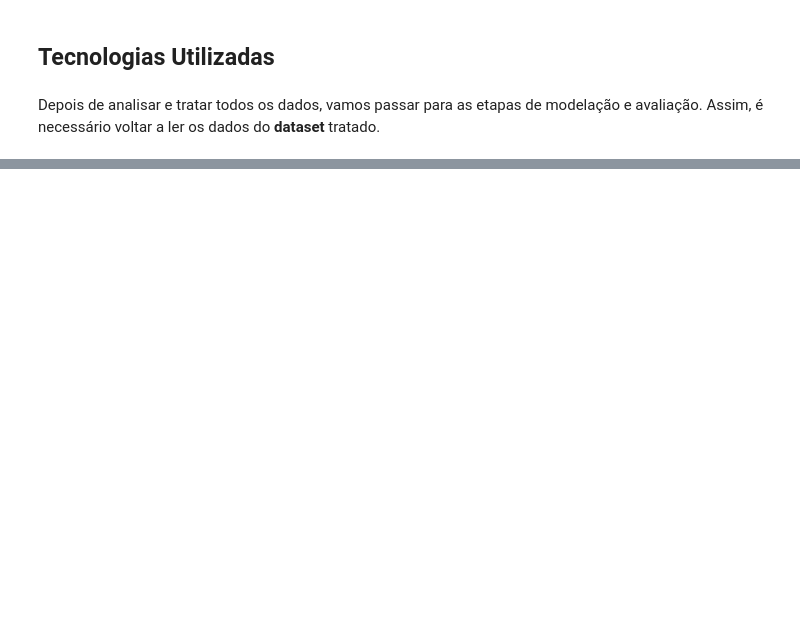
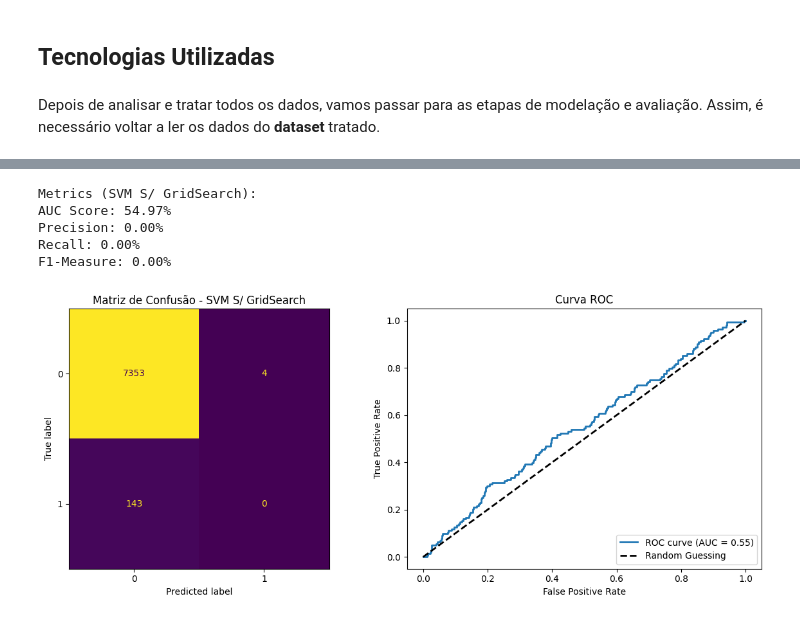
Before and after one commit to matildesimoes/Fraud-Detection-with-AI, a Jupyter notebook: task2.ipynb, the cells around one changed output, grey strips where cells are left out. Saved outputs shown, nothing was run; the diff lists cells and outputs as text; code cells hidden in the pictures; blank space fills up the shorter version.

```diff
--- a/task2.ipynb
+++ b/task2.ipynb
@@ -235,0 +258,58 @@ disp = ConfusionMatrixDisplay(confusion_matrix=xgb_confusion_matrix, display_lab
+# %%
+pipeline = Pipeline([
+    ('smote_tomek', SMOTETomek(random_state=42, sampling_strategy=0.4)),
+    ('svm', SVC(probability=True, random_state=42))
+])
+
+sf = StratifiedKFold(n_splits=10, random_state=42, shuffle=True)
+
+cv_scores = cross_val_score(pipeline, training_inputs, training_classes, cv=sf, scoring='roc_auc')
+pipeline.fit(training_inputs, training_classes)
+
+predictions = pipeline.predict(testing_inputs)
+
+# Calcular as probabilidades previstas para calcular o AUC
+probas = pipeline.predict_proba(testing_inputs)[:, 1]
+
+# Calcular as métricas
+SVM_precision = precision_score(testing_classes, predictions)
+SVM_recall = recall_score(testing_classes, predictions)
+SVM_f1 = f1_score(testing_classes, predictions)
+
+# Calcular o AUC
+fpr, tpr, _ = roc_curve(testing_classes, probas)
+SVM_auc = sklearn_auc(fpr, tpr)
+
+print("Metrics (SVM S/ GridSearch):")
+print(f"AUC Score: {SVM_auc * 100:.2f}%")
+print(f"Precision: {SVM_precision * 100:.2f}%")
+print(f"Recall: {SVM_recall * 100:.2f}%")
+print(f"F1-Measure: {SVM_f1 * 100:.2f}%")
+
+# Matriz de Confusão
+confusion_matrix_result = confusion_matrix(testing_classes, predictions)
+confusion_display = ConfusionMatrixDisplay(confusion_matrix_result)
+
+fig, axes = plt.subplots(1, 2, figsize=(12, 5))
+
+# Matriz de Confusão
+confusion_display.plot(ax=axes[0], colorbar=False)
+axes[0].set_title("Matriz de Confusão - SVM S/ GridSearch")
+
+# Curva ROC
+axes[1].plot(fpr, tpr, label=f"ROC curve (AUC = {SVM_auc:.2f})", lw=2)
+axes[1].plot([0, 1], [0, 1], 'k--', lw=2, label="Random Guessing")
+axes[1].set_title("Curva ROC")
+axes[1].set_xlabel("False Positive Rate")
+axes[1].set_ylabel("True Positive Rate")
+axes[1].legend(loc="lower right")
+
+plt.tight_layout()
+plt.show()
+# %% [output]
+Metrics (SVM S/ GridSearch):
+AUC Score: 54.97%
+Precision: 0.00%
+Recall: 0.00%
+F1-Measure: 0.00%
+[figure, added]
```
Also changed, not shown: parts of 35 cells of this notebook, 18 other files.
